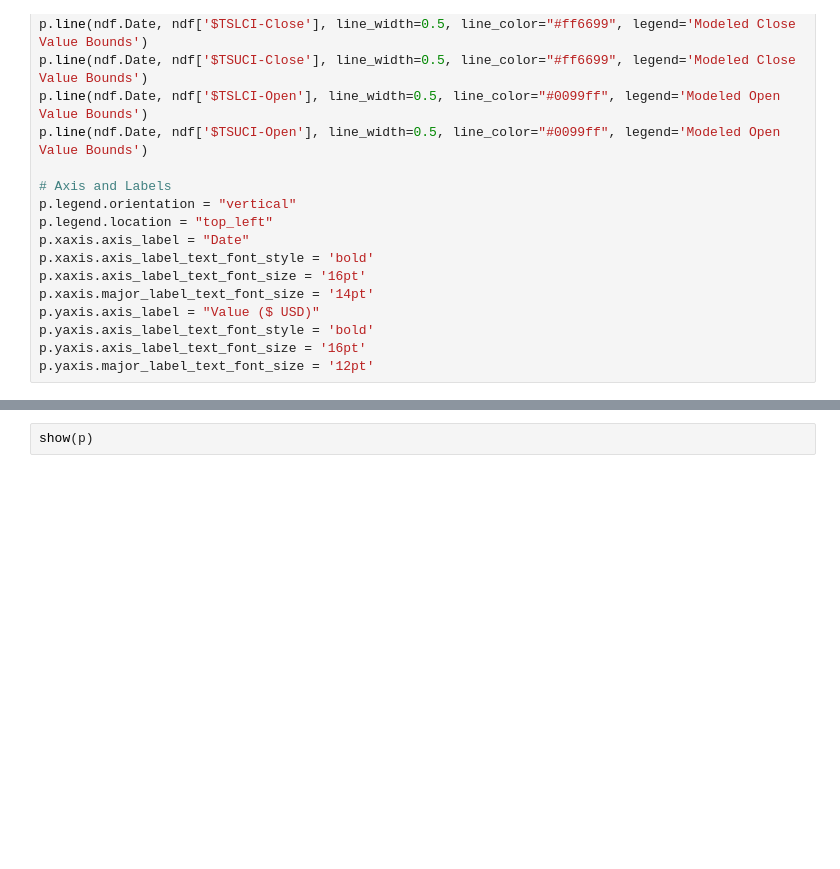
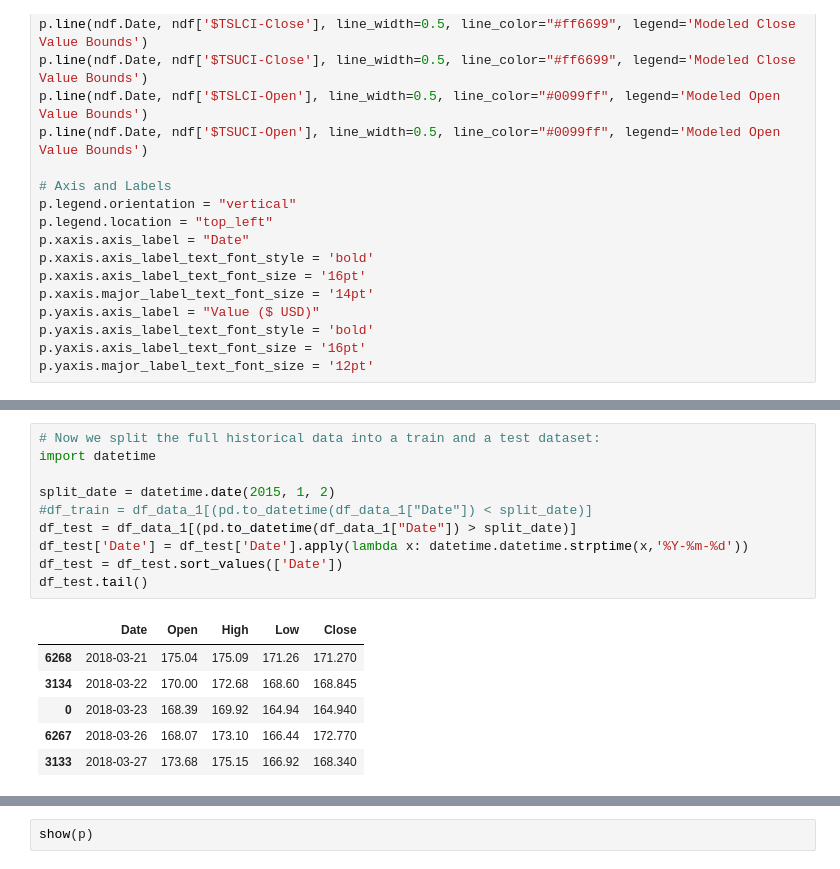
Before and after one commit to IBM/watson-stock-market-predictor, a Jupyter notebook: notebooks/using-watson-machine-learning.ipynb, the cells around one changed output, grey strips where cells are left out. Drawn from its saved outputs; the diff is of its cells as text; blank space fills up the shorter version.

```diff
--- a/notebooks/using-watson-machine-learning.ipynb
+++ b/notebooks/using-watson-machine-learning.ipynb
@@ -343,3 +248,20 @@ show(p)
+# %%
+# Now we split the full historical data into a train and a test dataset:
+import datetime
+
+split_date = datetime.date(2015, 1, 2)
+#df_train = df_data_1[(pd.to_datetime(df_data_1["Date"]) < split_date)]
+df_test = df_data_1[(pd.to_datetime(df_data_1["Date"]) > split_date)]
+df_test['Date'] = df_test['Date'].apply(lambda x: datetime.datetime.strptime(x,'%Y-%m-%d'))
+df_test = df_test.sort_values(['Date'])
+df_test.tail()
+# %% [output]
+|  | Date | Open | High | Low | Close |
+| 6268 | 2018-03-21 | 175.04 | 175.09 | 171.26 | 171.270 |
+| 3134 | 2018-03-22 | 170.00 | 172.68 | 168.60 | 168.845 |
+| 0 | 2018-03-23 | 168.39 | 169.92 | 164.94 | 164.940 |
+| 6267 | 2018-03-26 | 168.07 | 173.10 | 166.44 | 172.770 |
+| 3133 | 2018-03-27 | 173.68 | 175.15 | 166.92 | 168.340 |
 # %%
 # Figure
 p = figure(plot_width=1200, plot_height=550, title='Historic and Predicted Stock Value Data', x_axis_type="datetime")
```
Also changed, not shown: parts of 61 cells of this notebook, 58 other files.
